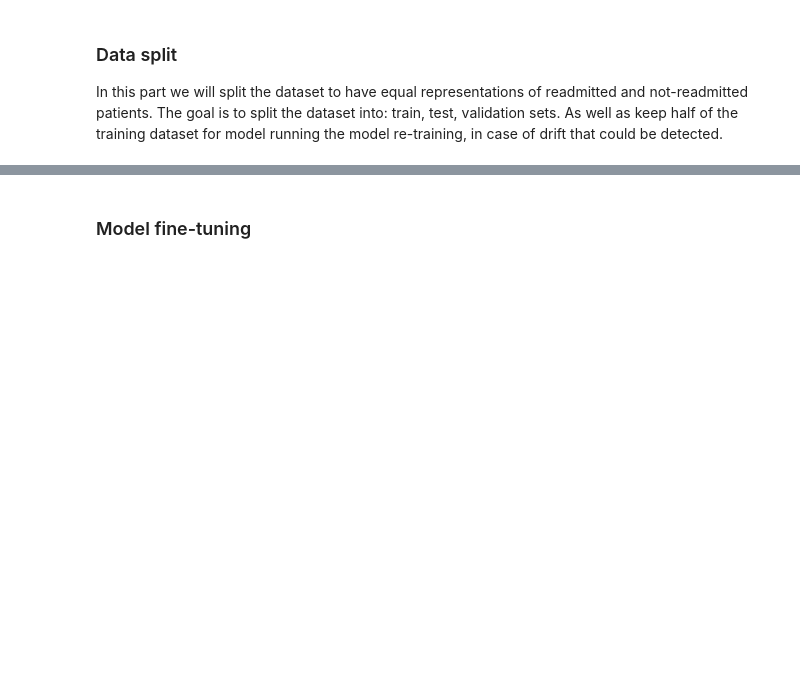
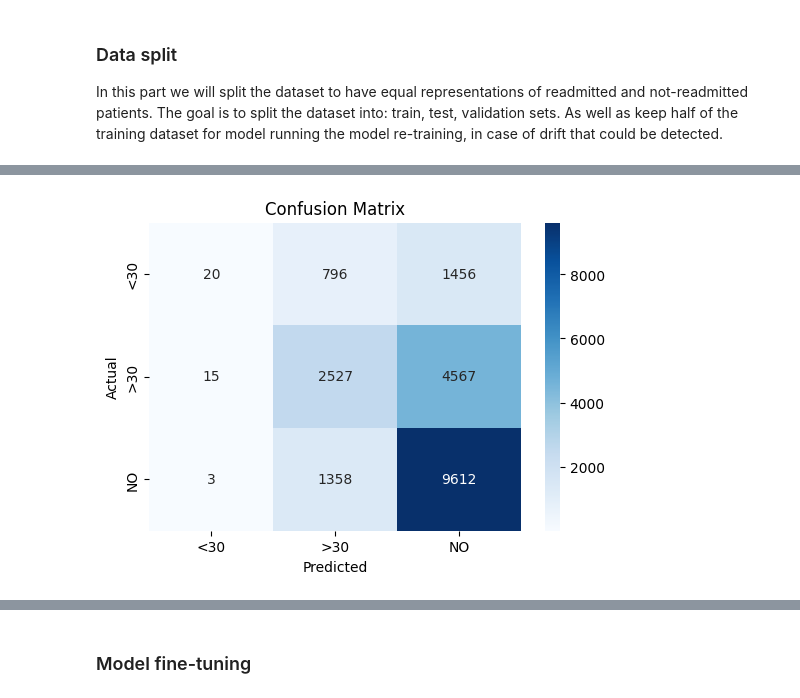
Before and after one commit to abuchin/patient_readmission_kaggle, a Jupyter notebook: EDA.ipynb, the cells around one changed output, grey strips where cells are left out. Saved outputs shown, nothing was run; the diff lists cells and outputs as text; code cells hidden in the pictures; blank space fills up the shorter version.

```diff
--- a/EDA.ipynb
+++ b/EDA.ipynb
@@ -139,3 +145,22 @@ y_train_1, y_train_2 = y_train.iloc[:y_train.shape[0]//2], y_train.iloc[y_train.
 # %%
 
-# test train for the model
+# random forest model
+
+rf = RandomForestClassifier(
+    n_estimators=200,    # number of trees
+    max_depth=None,      # let trees expand fully
+    class_weight="balanced",
+    random_state=42,
+    n_jobs=-1            # use all CPU cores
+)
+
+# train the model
+rf.fit(X_train, y_train)
+
+# predict
+y_pred = rf.predict(X_test)
+
+# evaluate
+print("Accuracy:", accuracy_score(y_test, y_pred))
+print("\nClassification Report:\n", classification_report(y_test, y_pred))
+print("\nConfusion Matrix:\n", confusion_matrix(y_test, y_pred))
@@ -141,0 +186,16 @@ y_train_1, y_train_2 = y_train.iloc[:y_train.shape[0]//2], y_train.iloc[y_train.
+# %%
+
+# vizualise the confusion matrix
+cm = confusion_matrix(y_test, y_pred)
+
+# Plot heatmap
+plt.figure(figsize=(6, 4))
+sns.heatmap(cm, annot=True, fmt="d", cmap="Blues",
+            xticklabels=rf.classes_,
+            yticklabels=rf.classes_)
+plt.xlabel("Predicted")
+plt.ylabel("Actual")
+plt.title("Confusion Matrix")
+plt.show()
+# %% [output]
+[figure, added]
```
Also changed, not shown: parts of 7 cells of this notebook, 1 other file.
